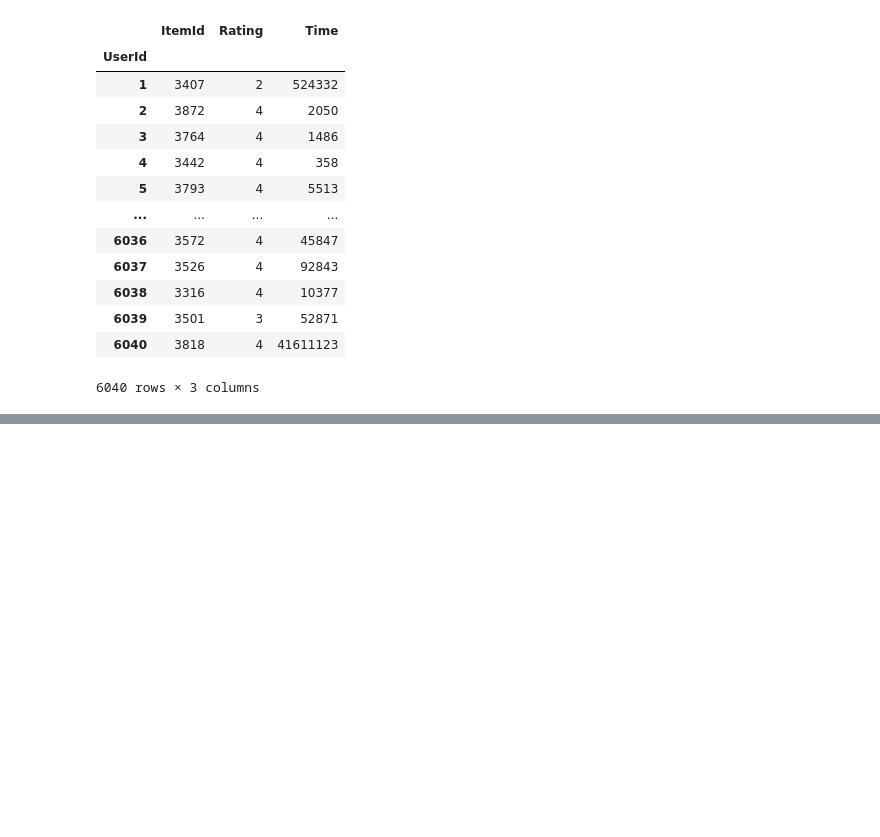
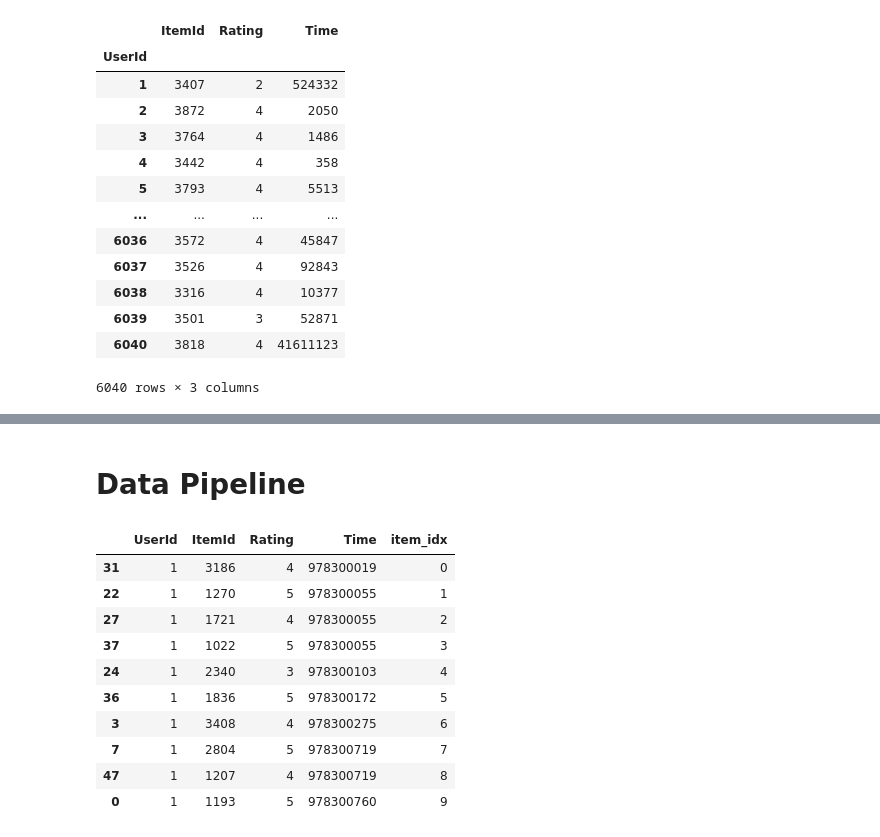
Before and after one commit to estela19/AIFFEL, a Jupyter notebook: exp12/baseline.ipynb, the cells around one changed output, grey strips where cells are left out. Cells and saved outputs as stored; diff of their text form; code cells hidden in the pictures; blank space fills up the shorter version.

```diff
--- a/exp12/baseline.ipynb
+++ b/exp12/baseline.ipynb
@@ -67,0 +214,11 @@ data.groupby('UserId').max() - data.groupby('UserId').min()
+# %%
+def split_by_date(data: pd.DataFrame, n_days: int):
+    final_time = data['Time'].max()
+    session_last_time = data.groupby('UserId')['Time'].max()
+    session_in_train = session_last_time[session_last_time < final_time - (86400*n_days)].index
+    session_in_test = session_last_time[session_last_time >= final_time - (86400*n_days)].index
+
+    before_date = data[data['UserId'].isin(session_in_train)]
+    after_date = data[data['UserId'].isin(session_in_test)]
+    after_date = after_date[after_date['ItemId'].isin(before_date['ItemId'])]
+    return before_date, after_date
@@ -67,0 +279,2 @@ data.groupby('UserId').max() - data.groupby('UserId').min()
+# %% [markdown]
+# Data Pipeline
@@ -67,0 +297,15 @@ data.groupby('UserId').max() - data.groupby('UserId').min()
+# %%
+tr_dataset = SessionDataset(tr)
+tr_dataset.df.head(10)
+# %% [output]
+|  | UserId | ItemId | Rating | Time | item_idx |
+| 31 | 1 | 3186 | 4 | 978300019 | 0 |
+| 22 | 1 | 1270 | 5 | 978300055 | 1 |
+| 27 | 1 | 1721 | 4 | 978300055 | 2 |
+| 37 | 1 | 1022 | 5 | 978300055 | 3 |
+| 24 | 1 | 2340 | 3 | 978300103 | 4 |
+| 36 | 1 | 1836 | 5 | 978300172 | 5 |
+| 3 | 1 | 3408 | 4 | 978300275 | 6 |
+| 7 | 1 | 2804 | 5 | 978300719 | 7 |
+| 47 | 1 | 1207 | 4 | 978300719 | 8 |
+| 0 | 1 | 1193 | 5 | 978300760 | 9 |
```
Also changed, not shown: parts of 40 cells of this notebook, 1 other file.
